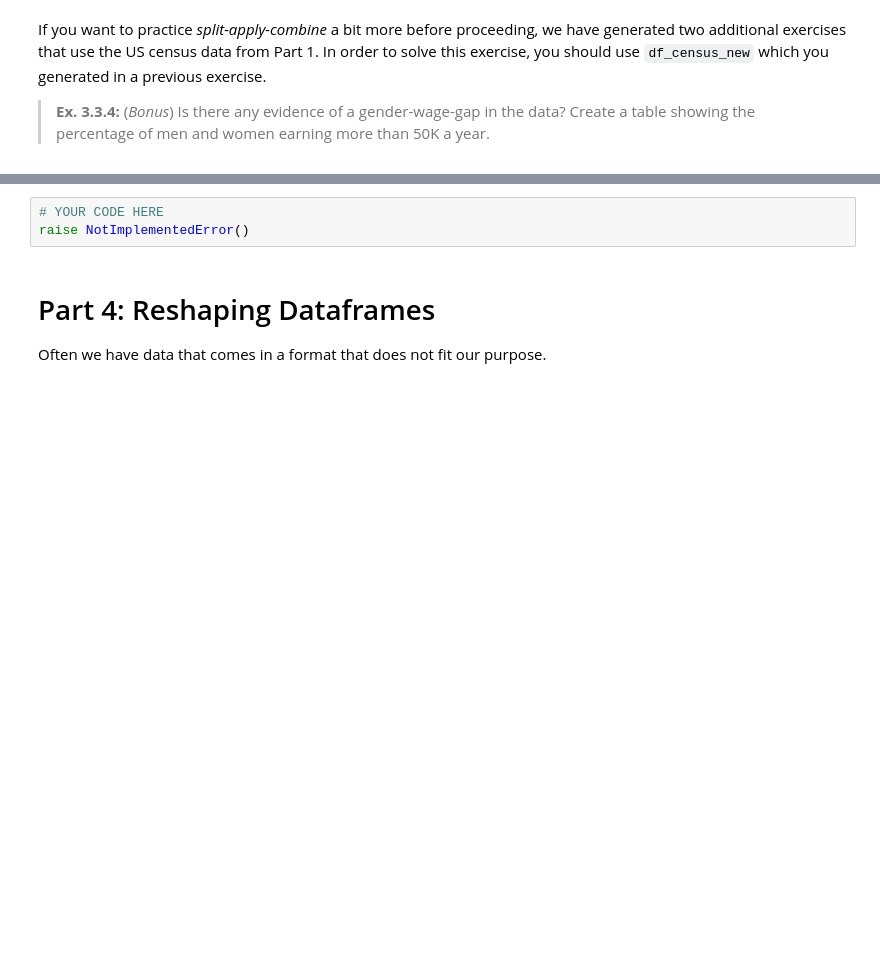
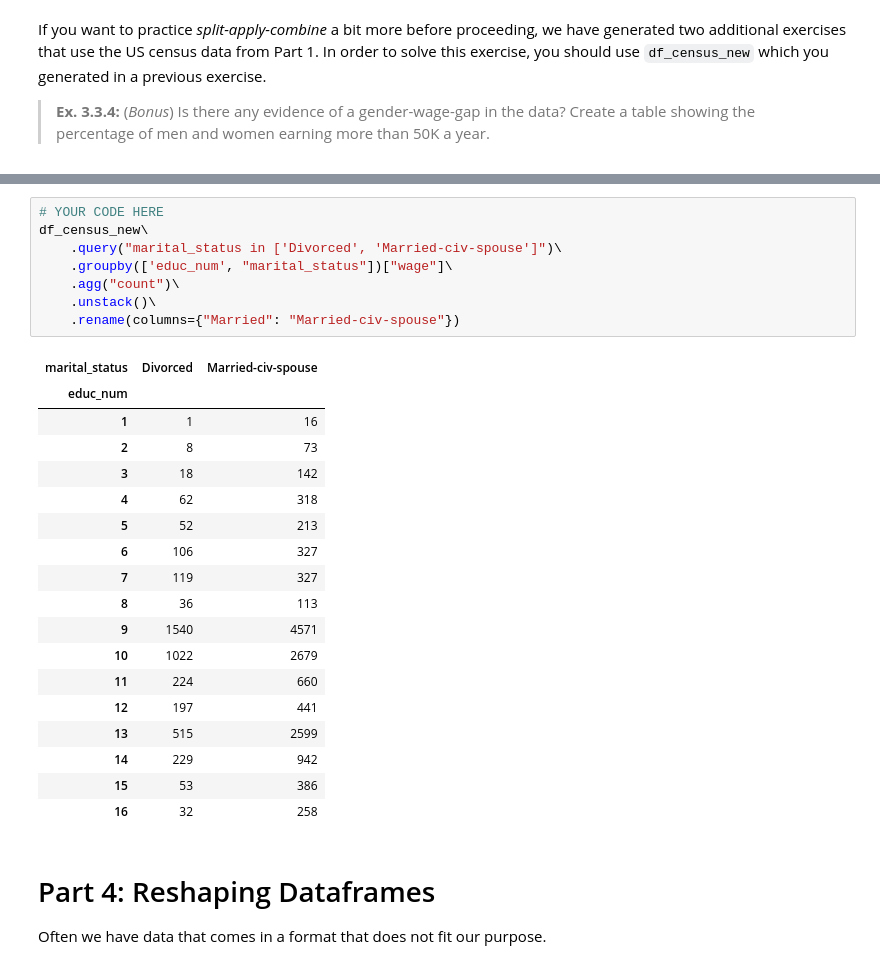
Before and after one commit to pryn-kb/isds2023, a Jupyter notebook: module_3_exercises_cbk.ipynb, the cells around one changed output, grey strips where cells are left out. Cells and saved outputs as stored; diff of their text form; blank space fills up the shorter version.

```diff
--- a/module_3_exercises_cbk.ipynb
+++ b/module_3_exercises_cbk.ipynb
@@ -301,9 +334,33 @@ raise NotImplementedError()
 ![](examplefig.png)
 
 > _Hint:_ remember the `.query()` method is extremely useful for filtering data.
-# %%
-# YOUR CODE HERE
-raise NotImplementedError()
+# %%
+# YOUR CODE HERE
+df_census_new\
+    .query("marital_status in ['Divorced', 'Married-civ-spouse']")\
+    .groupby(['educ_num', "marital_status"])["wage"]\
+    .agg("count")\
+    .unstack()\
+    .rename(columns={"Married": "Married-civ-spouse"})
+# %% [output]
+| marital_status | Divorced | Married-civ-spouse |
+| educ_num |  |  |
+| 1 | 1 | 16 |
+| 2 | 8 | 73 |
+| 3 | 18 | 142 |
+| 4 | 62 | 318 |
+| 5 | 52 | 213 |
+| 6 | 106 | 327 |
+| 7 | 119 | 327 |
+| 8 | 36 | 113 |
+| 9 | 1540 | 4571 |
+| 10 | 1022 | 2679 |
+| 11 | 224 | 660 |
+| 12 | 197 | 441 |
+| 13 | 515 | 2599 |
+| 14 | 229 | 942 |
+| 15 | 53 | 386 |
+| 16 | 32 | 258 |
 # %% [markdown]
 # Part 4: Reshaping  Dataframes
 
```
Also changed, not shown: parts of 3 cells of this notebook, 3 other files.
